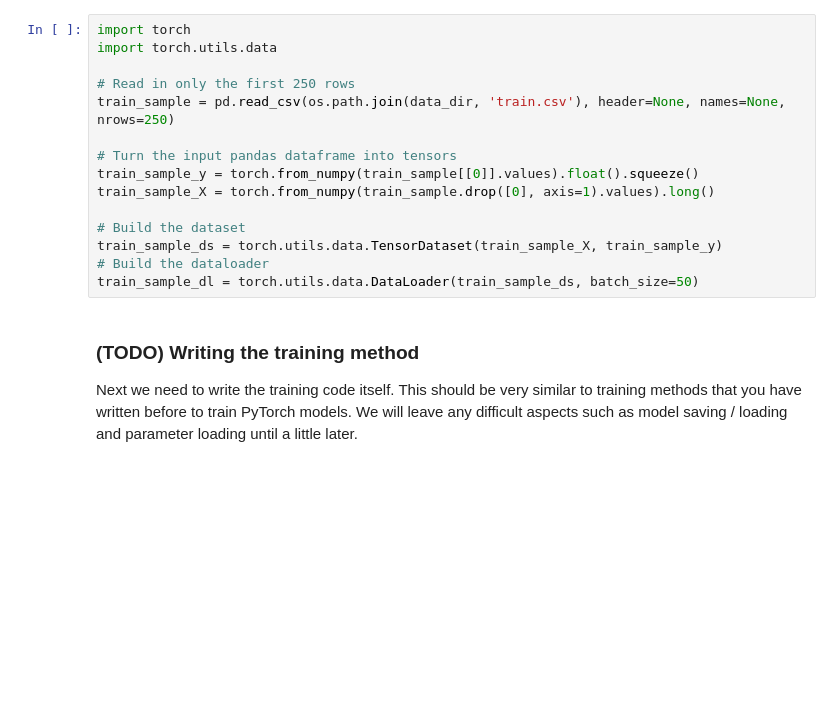
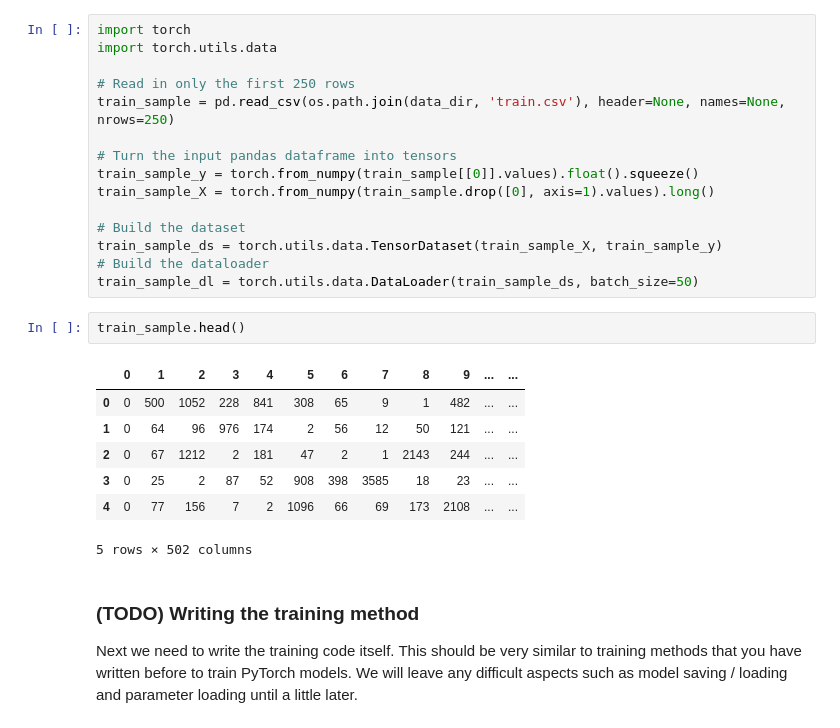
Before and after one commit to Jair-Ai/SentimentalAnaliseProject, a Jupyter notebook: SageMaker Project.ipynb, the cells around one changed output. Cells and saved outputs as stored; diff of their text form; blank space fills up the shorter version.

```diff
--- a/SageMaker Project.ipynb
+++ b/SageMaker Project.ipynb
@@ -384,6 +443,16 @@ train_sample_X = torch.from_numpy(train_sample.drop([0], axis=1).values).long()
 train_sample_ds = torch.utils.data.TensorDataset(train_sample_X, train_sample_y)
 # Build the dataloader
 train_sample_dl = torch.utils.data.DataLoader(train_sample_ds, batch_size=50)
+# %%
+train_sample.head()
+# %% [output]
+|  | 0 | 1 | 2 | 3 | 4 | 5 | 6 | 7 | 8 | 9 | ... | ... |
+| 0 | 0 | 500 | 1052 | 228 | 841 | 308 | 65 | 9 | 1 | 482 | ... | ... |
+| 1 | 0 | 64 | 96 | 976 | 174 | 2 | 56 | 12 | 50 | 121 | ... | ... |
+| 2 | 0 | 67 | 1212 | 2 | 181 | 47 | 2 | 1 | 2143 | 244 | ... | ... |
+| 3 | 0 | 25 | 2 | 87 | 52 | 908 | 398 | 3585 | 18 | 23 | ... | ... |
+| 4 | 0 | 77 | 156 | 7 | 2 | 1096 | 66 | 69 | 173 | 2108 | ... | ... |
+5 rows × 502 columns
 # %% [markdown]
 ### (TODO) Writing the training method
 
```
Also changed, not shown: parts of 27 cells of this notebook, 1 other file.
